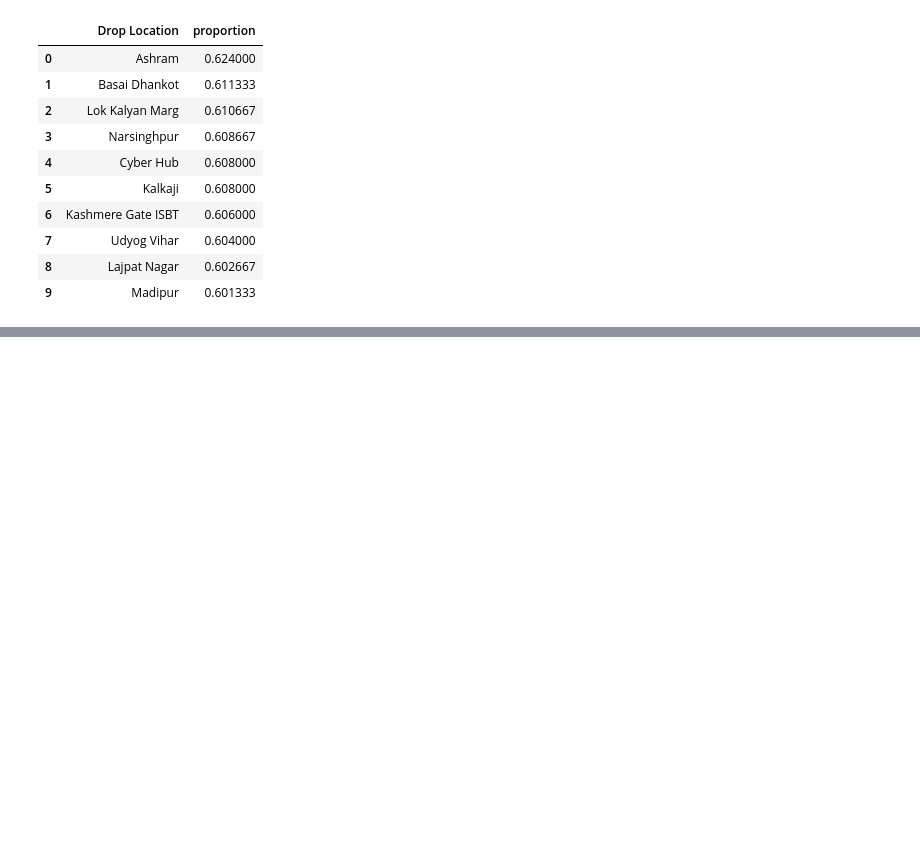
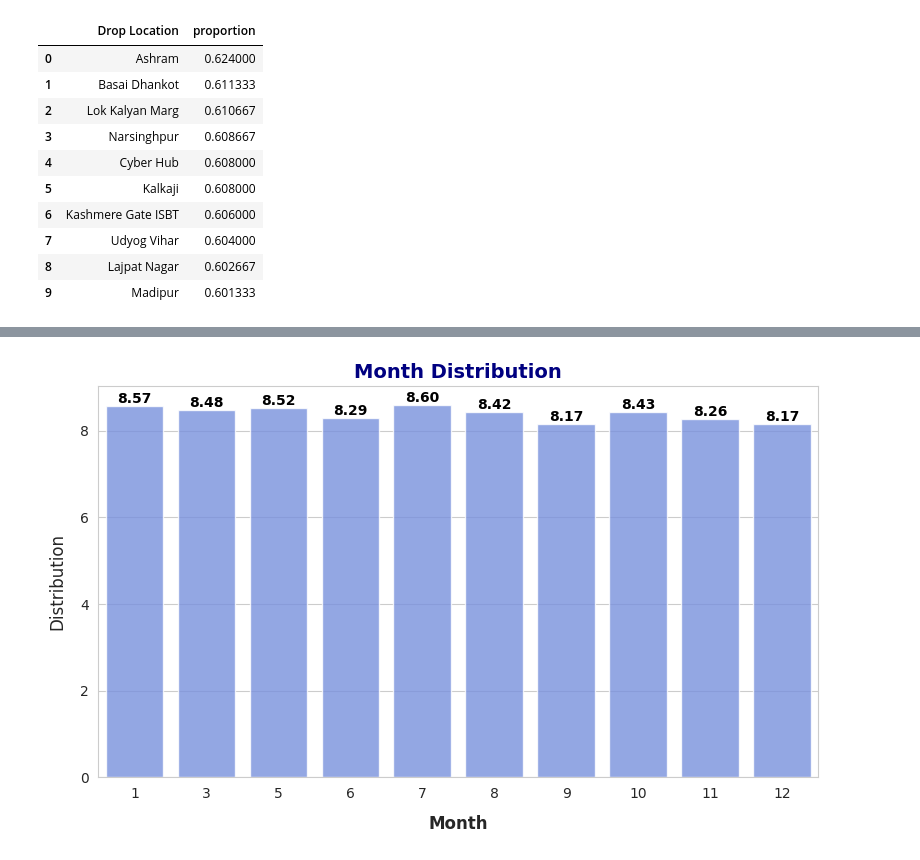
Before and after one commit to mohitDhami87/Uber_Ride_Completion_in_NCR_Bookings_CaseStudy, a Jupyter notebook: Uber_Ride_Completion_in_NCR_Bookings_CaseStudy.ipynb, the cells around one changed output, grey strips where cells are left out. Saved outputs shown, nothing was run; the diff lists cells and outputs as text; code cells hidden in the pictures; blank space fills up the shorter version.

```diff
--- a/Uber_Ride_Completion_in_NCR_Bookings_CaseStudy.ipynb
+++ b/Uber_Ride_Completion_in_NCR_Bookings_CaseStudy.ipynb
@@ -461,0 +625,2 @@ plt.show()
+# %%
+df['Date']=pd.to_datetime(df['Date'])
@@ -461,0 +640,5 @@ plt.show()
+# %%
+df['Month'] = df['Date'].dt.month
+# %%
+top_ten_booking_month=(df['Month'].value_counts(normalize=True)*100).reset_index()[:10]
+top_ten_booking_month
@@ -461,0 +657,25 @@ plt.show()
+# %%
+sns.set_style("whitegrid")
+sns.set_palette("coolwarm")
+
+plt.figure(figsize=(8, 5))
+
+sns.barplot(data=top_ten_booking_month, x='Month', y='proportion', alpha=0.8)
+
+plt.xlabel("Month", fontsize=12, labelpad=10, fontweight='bold')
+plt.ylabel("Distribution", fontsize=12, labelpad=10)
+plt.title("Month Distribution", fontsize=14, fontweight='bold', color='navy')
+
+
+for p in plt.gca().patches:
+    plt.gca().annotate(
+        f'{p.get_height():.2f}',
+        (p.get_x() + p.get_width() / 2, p.get_height()),
+        ha='center', va='bottom',
+        fontsize=10, fontweight='bold', color='black'
+    )
+
+plt.tight_layout()
+plt.show()
+# %% [output]
+[figure, added]
```
Also changed, not shown: parts of 112 cells of this notebook.
